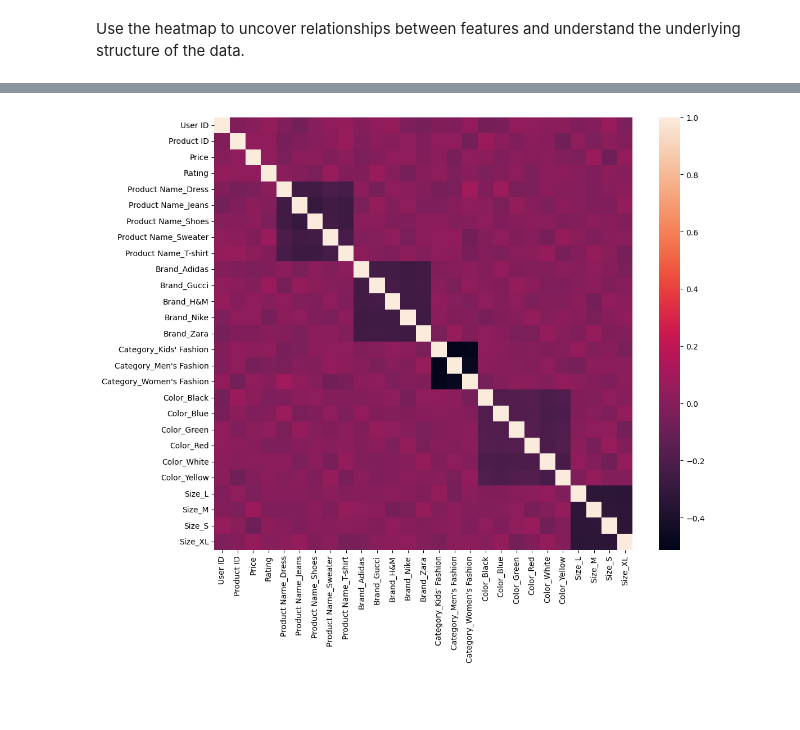
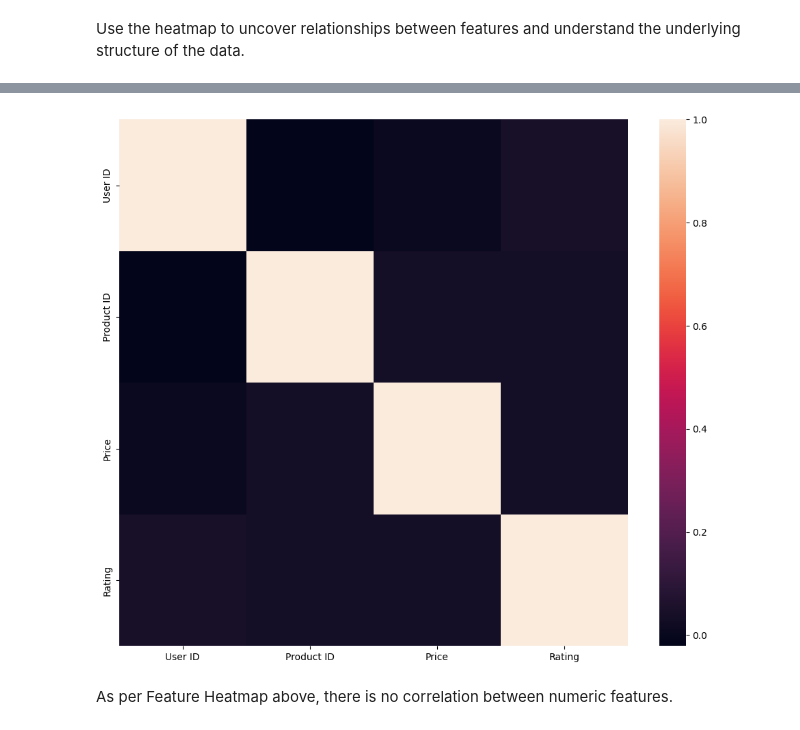
Before and after one commit to swatinw/DataScienceCapstoneProject3, a Jupyter notebook: datawrangling_EDA_datasciencecapstone3-Copy1.ipynb, the cells around one changed output, grey strips where cells are left out. Cells and saved outputs as stored; diff of their text form; code cells hidden in the pictures; blank space fills up the shorter version.

```diff
--- a/datawrangling_EDA_datasciencecapstone3-Copy1.ipynb
+++ b/datawrangling_EDA_datasciencecapstone3-Copy1.ipynb
@@ -359,6 +281,6 @@ Distribution of Rating per Product ID, shows how rating for each Product ID look
 # %%
 # Code task 21
 
-df_train = df_new.set_index('Product ID')
+df_train = df.set_index('Product ID')
 df_train
 # %% [output]
@@ -587,10 +361,12 @@ correlation_matrix.head()
 # %%
 #Code task 33
 
 plt.subplots(figsize=(12,10))
-sns.heatmap(df_new.corr(numeric_only=True));
+sns.heatmap(df.corr(numeric_only=True));
 # %% [output]
-[figure, old version]
+[figure, new version]
+# %% [markdown]
+As per Feature Heatmap above, there is no correlation between numeric features.
 # %%
 #Code task 34
 #Save the data to a new csv file
```
Also changed, not shown: parts of 30 cells of this notebook.
